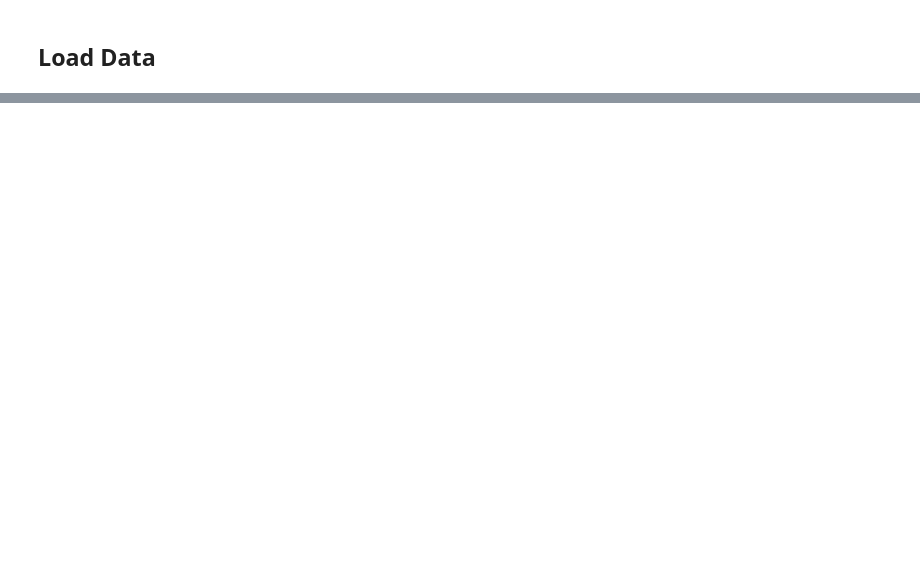
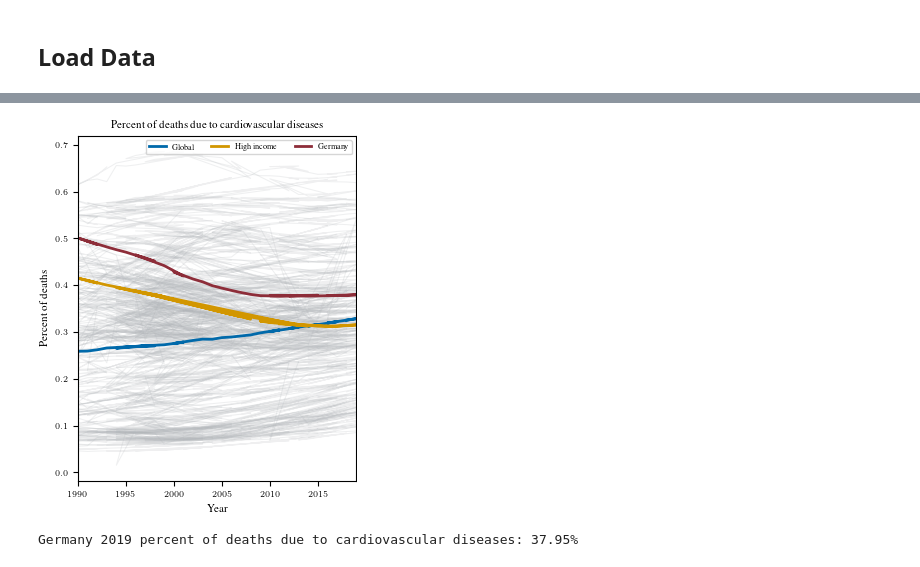
Before and after one commit to sykoravojtech/IHD_germany_2024, a Jupyter notebook: exp/exp_DK_001_CardioVascularDiseaseRate.ipynb, the cells around one changed output, grey strips where cells are left out. Drawn from its saved outputs; the diff is of its cells as text; code cells hidden in the pictures; blank space fills up the shorter version.

```diff
--- a/exp/exp_DK_001_CardioVascularDiseaseRate.ipynb
+++ b/exp/exp_DK_001_CardioVascularDiseaseRate.ipynb
@@ -46,0 +48,16 @@ plot_comparison_GER_HIC_GLO(df=df, year_column=YEAR_COLUMN_NAME, value_column=VA
+# %%
+df = pd.read_csv(cvd_data_path)
+df = df[(df['metric_name'] == 'Percent') & (df['measure_name'] == 'Deaths')]
+
+%autoreload 2
+
+plot_value_per_year_GER_HIC_GLO(df=df, year_column=YEAR_COLUMN_NAME, value_column=VALUE_COLUMN_NAME, title='Percent of deaths due to cardiovascular diseases',
+                                country_column='location_name', xlabel='Year', ylabel='Percent of deaths')
+# %% [output]
+[figure, added]
+# %%
+percentage = df[(df['location_name'] == 'Germany') & (df['year'] == 2019)]['val'].values[0] * 100
+formatted_percentage = "{:.2f}%".format(percentage)
+print(f"Germany 2019 percent of deaths due to cardiovascular diseases: {formatted_percentage}")
+# %% [output]
+Germany 2019 percent of deaths due to cardiovascular diseases: 37.95%
```
Also changed, not shown: parts of 4 cells of this notebook, 18 other files.
